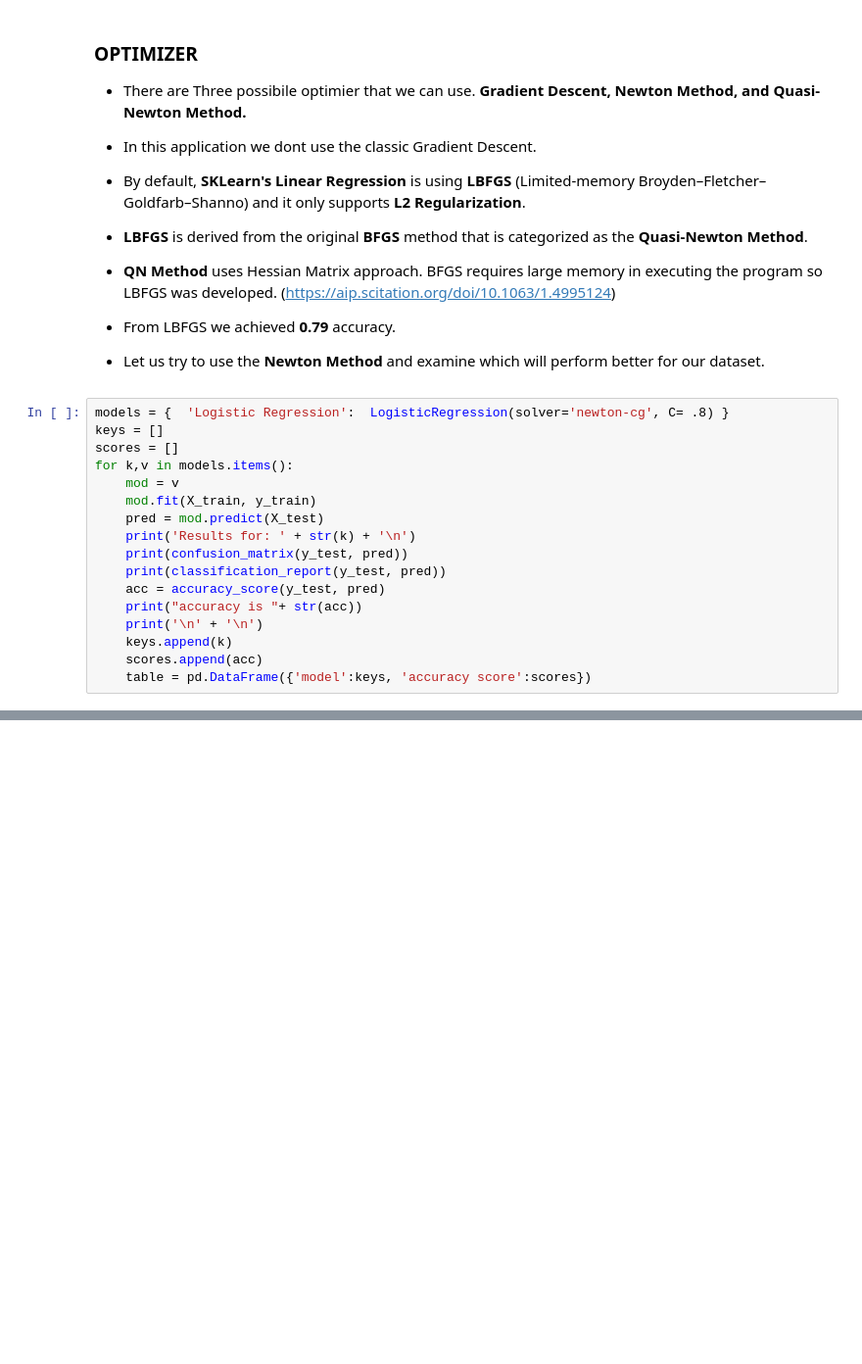
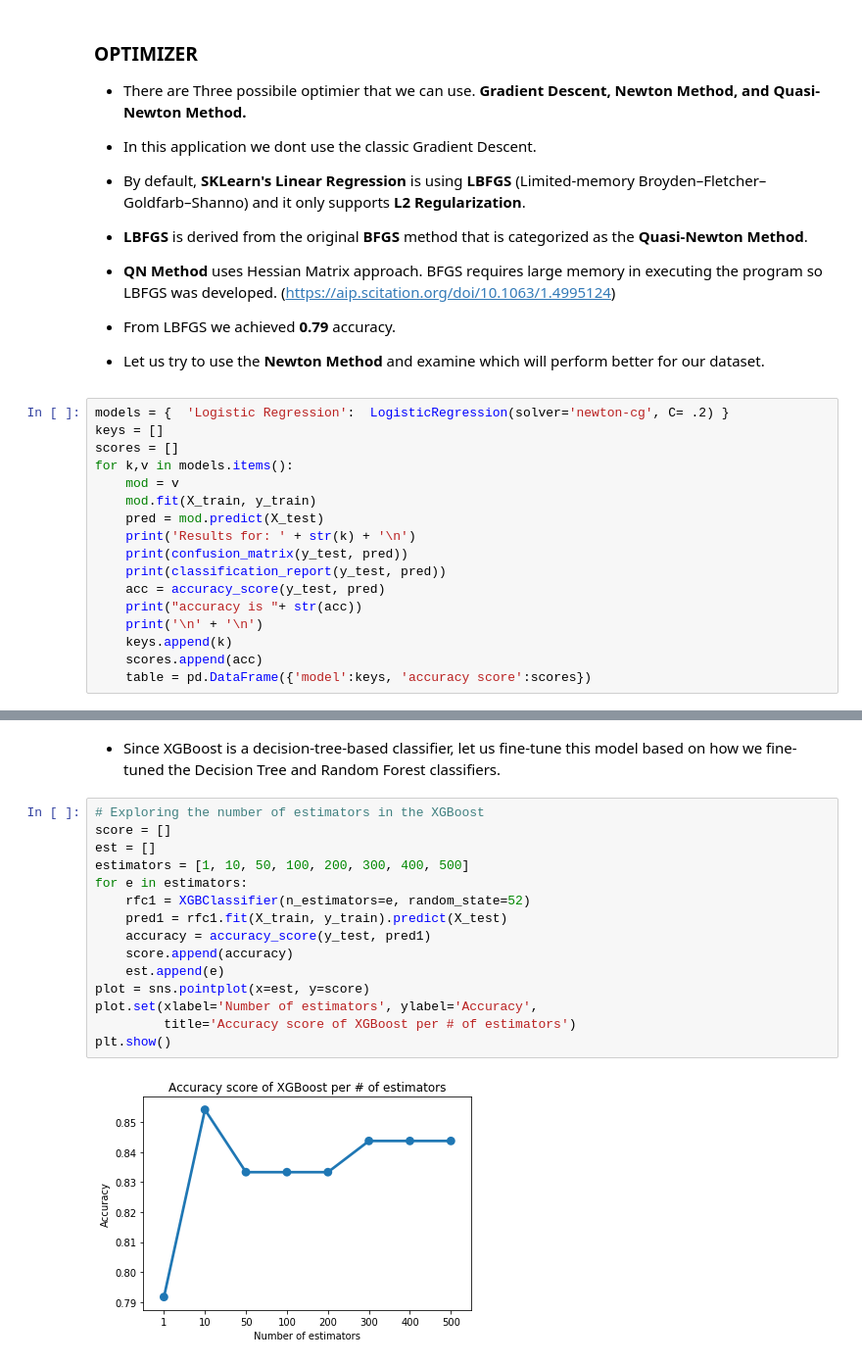
Before and after one commit to carlodizon03/DM-Students-Academic-Performance-, a Jupyter notebook: models.ipynb, the cells around one changed output, grey strips where cells are left out. Shown at 98% size. Cells and saved outputs as stored; diff of their text form; blank space fills up the shorter version.

Commit message:
fine tuned XGBoost

```diff
--- a/models.ipynb
+++ b/models.ipynb
@@ -418,7 +418,7 @@ $   min_{w, c} \|w\|_1 + C \sum_{i=1}^n \log(\exp(- y_i (X_i^T w + c)) + 1)    $
 
 * Let us try to use the **Newton Method** and examine which will perform better for our dataset.
 # %%
-models = {  'Logistic Regression':  LogisticRegression(solver='newton-cg', C= .8) }
+models = {  'Logistic Regression':  LogisticRegression(solver='newton-cg', C= .2) }
 keys = []
 scores = []
 for k,v in models.items():
@@ -453,0 +473,19 @@ accuracy is 0.8229166666666666
+# %% [markdown]
+* Since XGBoost is a decision-tree-based classifier, let us fine-tune this model based on how we fine-tuned the Decision Tree and Random Forest classifiers.
+# %%
+# Exploring the number of estimators in the XGBoost
+score = []
+est = []
+estimators = [1, 10, 50, 100, 200, 300, 400, 500]
+for e in estimators:
+    rfc1 = XGBClassifier(n_estimators=e, random_state=52)
+    pred1 = rfc1.fit(X_train, y_train).predict(X_test)
+    accuracy = accuracy_score(y_test, pred1)
+    score.append(accuracy)
+    est.append(e)
+plot = sns.pointplot(x=est, y=score)
+plot.set(xlabel='Number of estimators', ylabel='Accuracy',
+         title='Accuracy score of XGBoost per # of estimators')
+plt.show()
+# %% [output]
+[figure, added]
```
Also changed, not shown: parts of 5 cells of this notebook.
